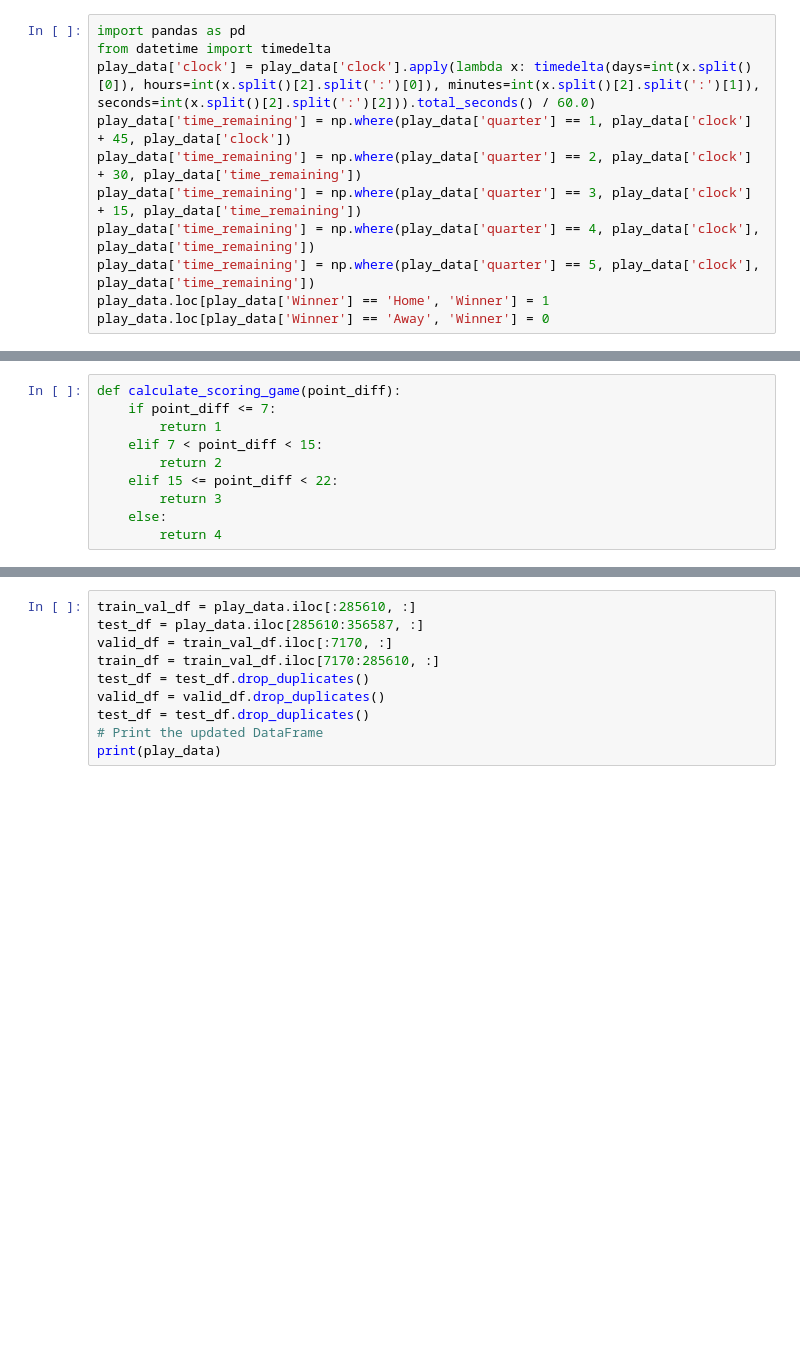
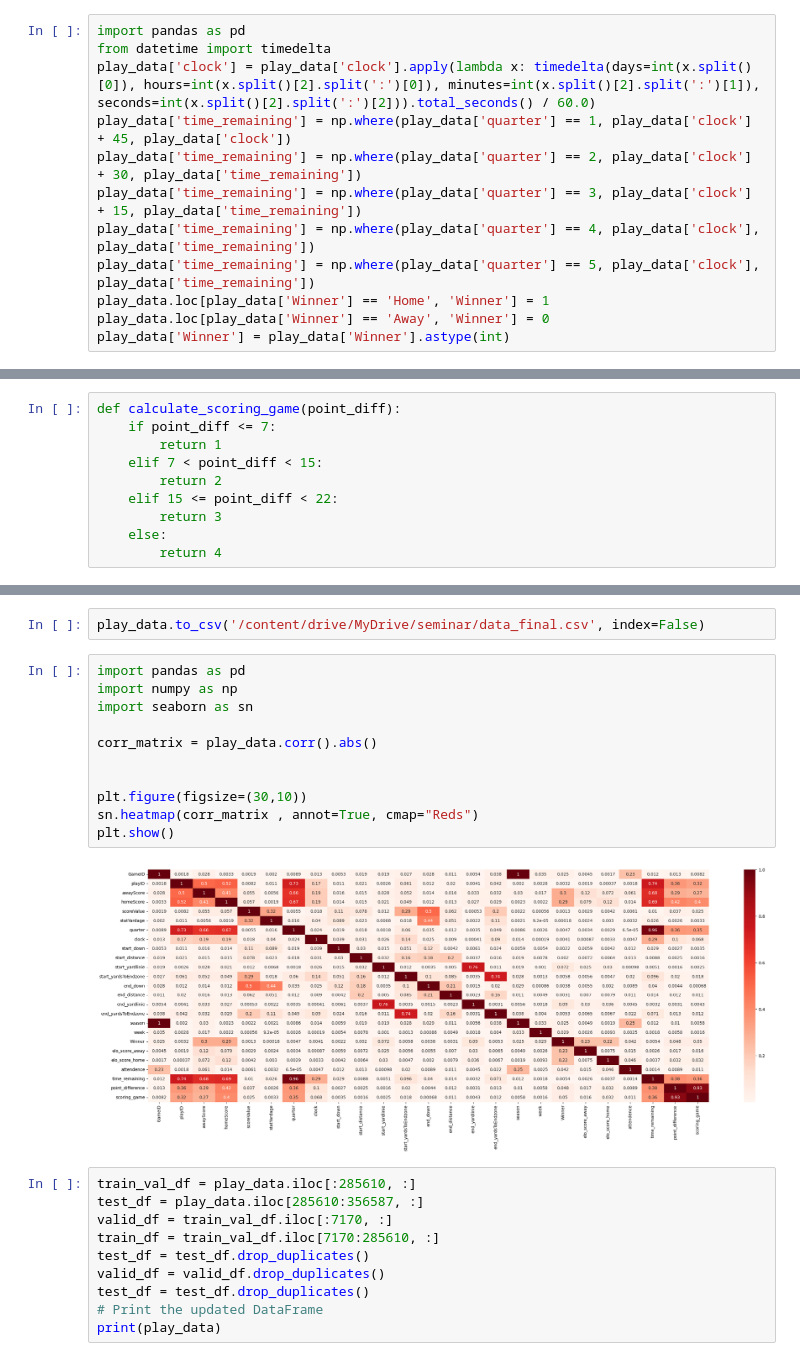
Before and after one commit to michel-wue/Seminar, a Jupyter notebook: Models.ipynb, the cells around one changed output, grey strips where cells are left out. Cells and saved outputs as stored; diff of their text form; blank space fills up the shorter version.

```diff
--- a/Models.ipynb
+++ b/Models.ipynb
@@ -83,3 +85,4 @@ play_data['time_remaining'] = np.where(play_data['quarter'] == 4, play_data['clo
 play_data['time_remaining'] = np.where(play_data['quarter'] == 5, play_data['clock'], play_data['time_remaining'])
 play_data.loc[play_data['Winner'] == 'Home', 'Winner'] = 1
 play_data.loc[play_data['Winner'] == 'Away', 'Winner'] = 0
+play_data['Winner'] = play_data['Winner'].astype(int)
@@ -187,3 +112,18 @@ print(play_data)
+# %%
+play_data.to_csv('/content/drive/MyDrive/seminar/data_final.csv', index=False)
+# %%
+import pandas as pd
+import numpy as np
+import seaborn as sn
+
+corr_matrix = play_data.corr().abs()
+
+
+plt.figure(figsize=(30,10))
+sn.heatmap(corr_matrix , annot=True, cmap="Reds")
+plt.show()
+# %% [output]
+[figure, added]
 # %%
 train_val_df = play_data.iloc[:285610, :]
 test_df = play_data.iloc[285610:356587, :]
```
Also changed, not shown: parts of 48 cells of this notebook.
